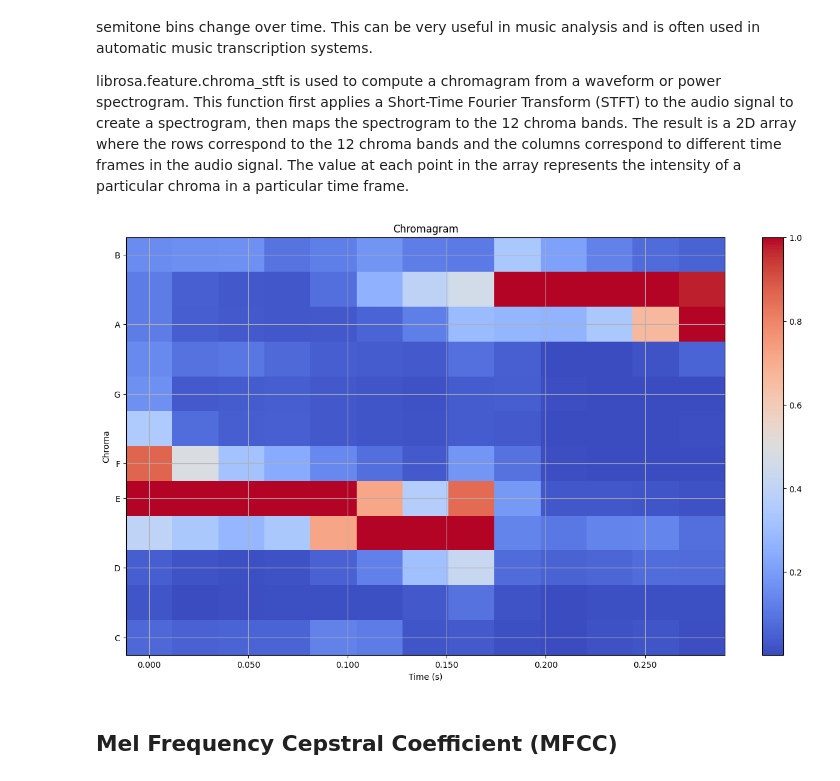
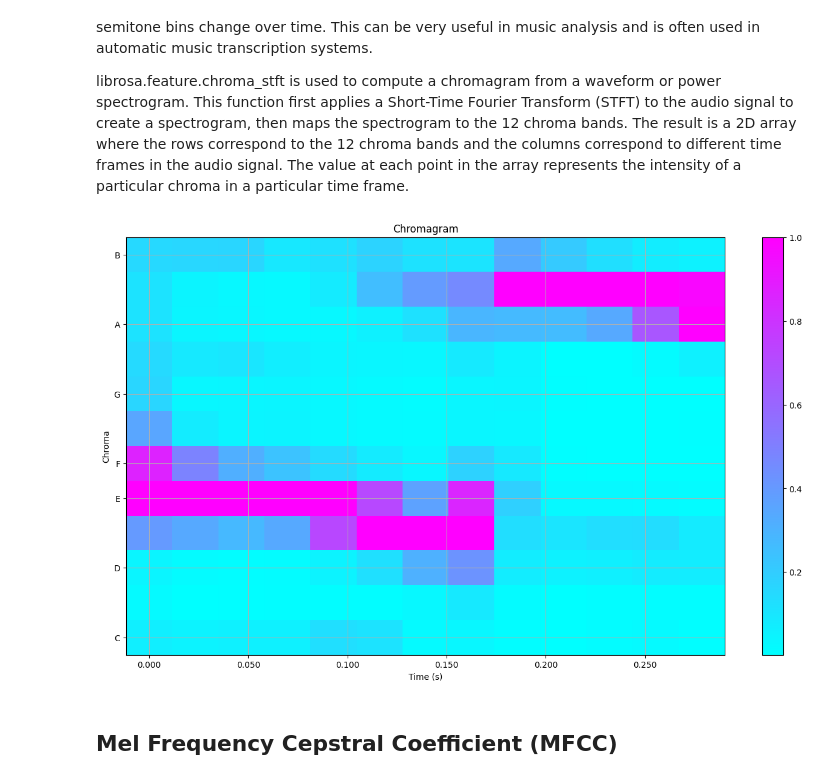
Before and after one commit to dilne/Ultimate-Audio-Dataset-DL-Processor, a Jupyter notebook: Ultimate Audio Dataset DL Processor.ipynb, the cells around one changed output. Saved outputs shown, nothing was run; the diff lists cells and outputs as text; code cells hidden in the pictures.

```diff
--- a/Ultimate Audio Dataset DL Processor.ipynb
+++ b/Ultimate Audio Dataset DL Processor.ipynb
@@ -105,18 +105,18 @@ librosa.feature.chroma_stft is used to compute a chromagram from a waveform or p
 # %%
 y, sr = librosa.load(file_path)
 
 chromagram = librosa.feature.chroma_stft(y=y, sr=sr)
 
 plt.figure(figsize=(16, 9))  # Increase figure size
-img = librosa.display.specshow(chromagram, x_axis='time', y_axis='chroma', cmap='coolwarm')
+img = librosa.display.specshow(chromagram, x_axis='time', y_axis='chroma', cmap='cool')
 plt.title('Chromagram')
 plt.xlabel('Time (s)')  # Add x label with units
 plt.ylabel('Chroma')  # Add y label
 plt.colorbar(img)  # Add colorbar
 plt.grid(True)  # Add a grid
 plt.show()
 # %% [output]
-[figure, old version]
+[figure, new version]
 # %% [markdown]
 ## Mel Frequency Cepstral Coefficient (MFCC)
 # %% [markdown]
```
Also changed, not shown: parts of 3 cells of this notebook.
